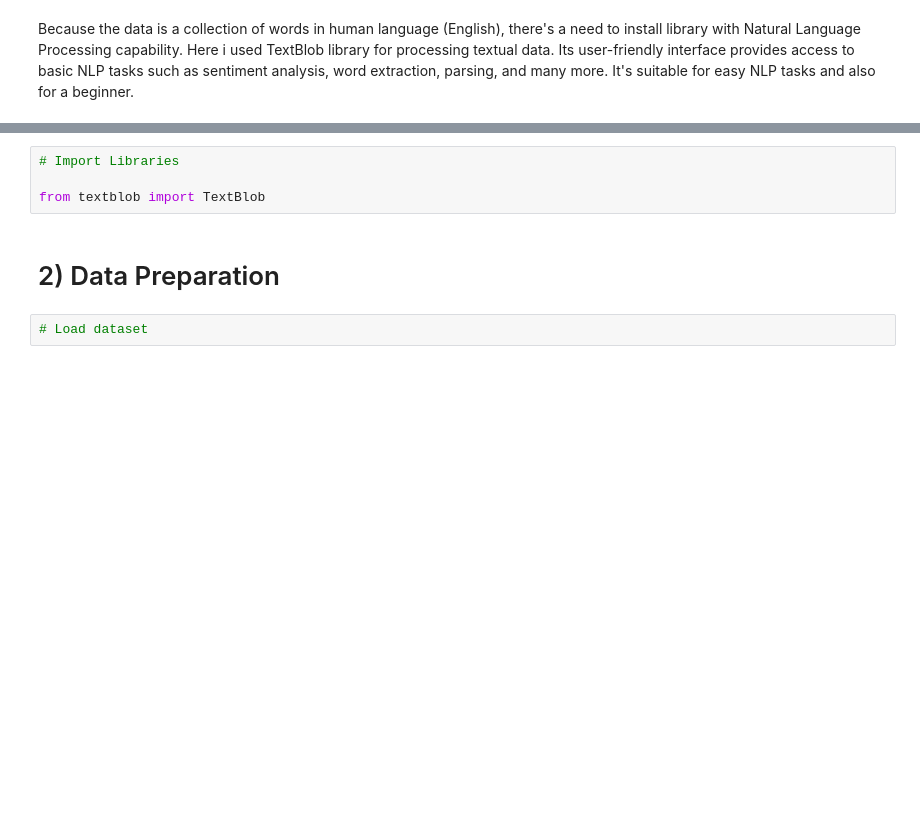
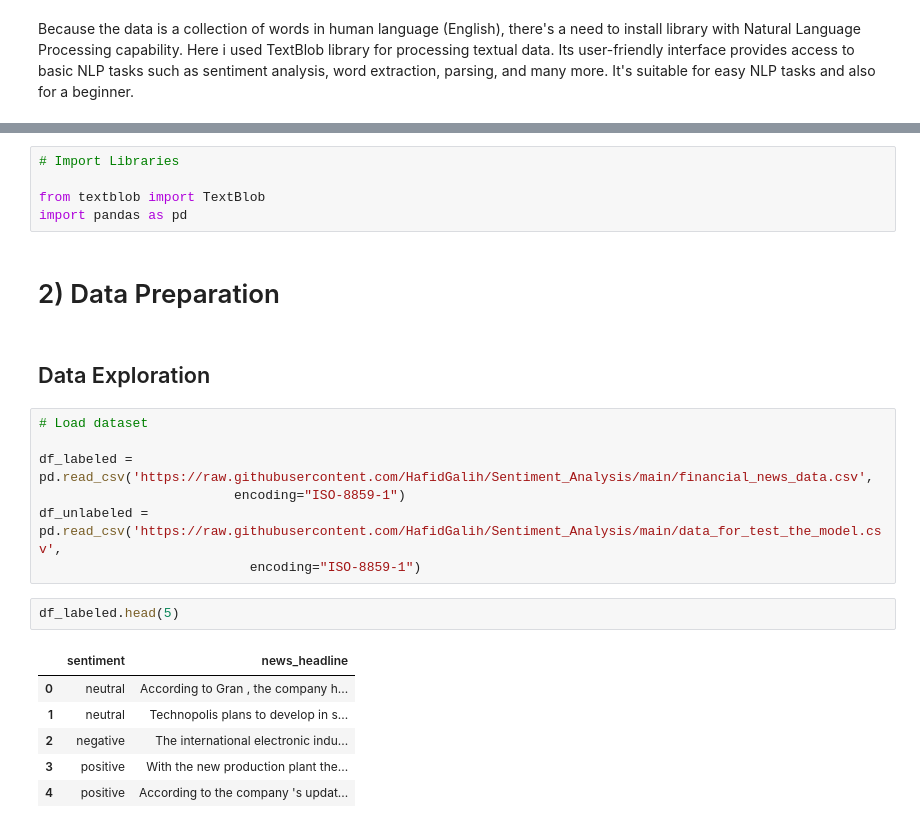
Before and after one commit to HafidGalih/Sentiment_Analysis, a Jupyter notebook: Technical_Test_Data_Scientist.ipynb, the cells around one changed output, grey strips where cells are left out. Cells and saved outputs as stored; diff of their text form; blank space fills up the shorter version.

```diff
--- a/Technical_Test_Data_Scientist.ipynb
+++ b/Technical_Test_Data_Scientist.ipynb
@@ -13,7 +34,24 @@ Because the data is a collection of words in human language (English), there's a
 # Import Libraries
 
 from textblob import TextBlob
+import pandas as pd
 # %% [markdown]
 # 2) Data Preparation
-# %%
-# Load dataset
+# %% [markdown]
+## Data Exploration
+# %%
+# Load dataset
+
+df_labeled = pd.read_csv('https://raw.githubusercontent.com/HafidGalih/Sentiment_Analysis/main/financial_news_data.csv',
+                         encoding="ISO-8859-1")
+df_unlabeled = pd.read_csv('https://raw.githubusercontent.com/HafidGalih/Sentiment_Analysis/main/data_for_test_the_model.csv',
+                           encoding="ISO-8859-1")
+# %%
+df_labeled.head(5)
+# %% [output]
+|  | sentiment | news_headline |
+| 0 | neutral | According to Gran , the company h... |
+| 1 | neutral | Technopolis plans to develop in s... |
+| 2 | negative | The international electronic indu... |
+| 3 | positive | With the new production plant the... |
+| 4 | positive | According to the company 's updat... |
```
Also changed, not shown: parts of 18 cells of this notebook.
